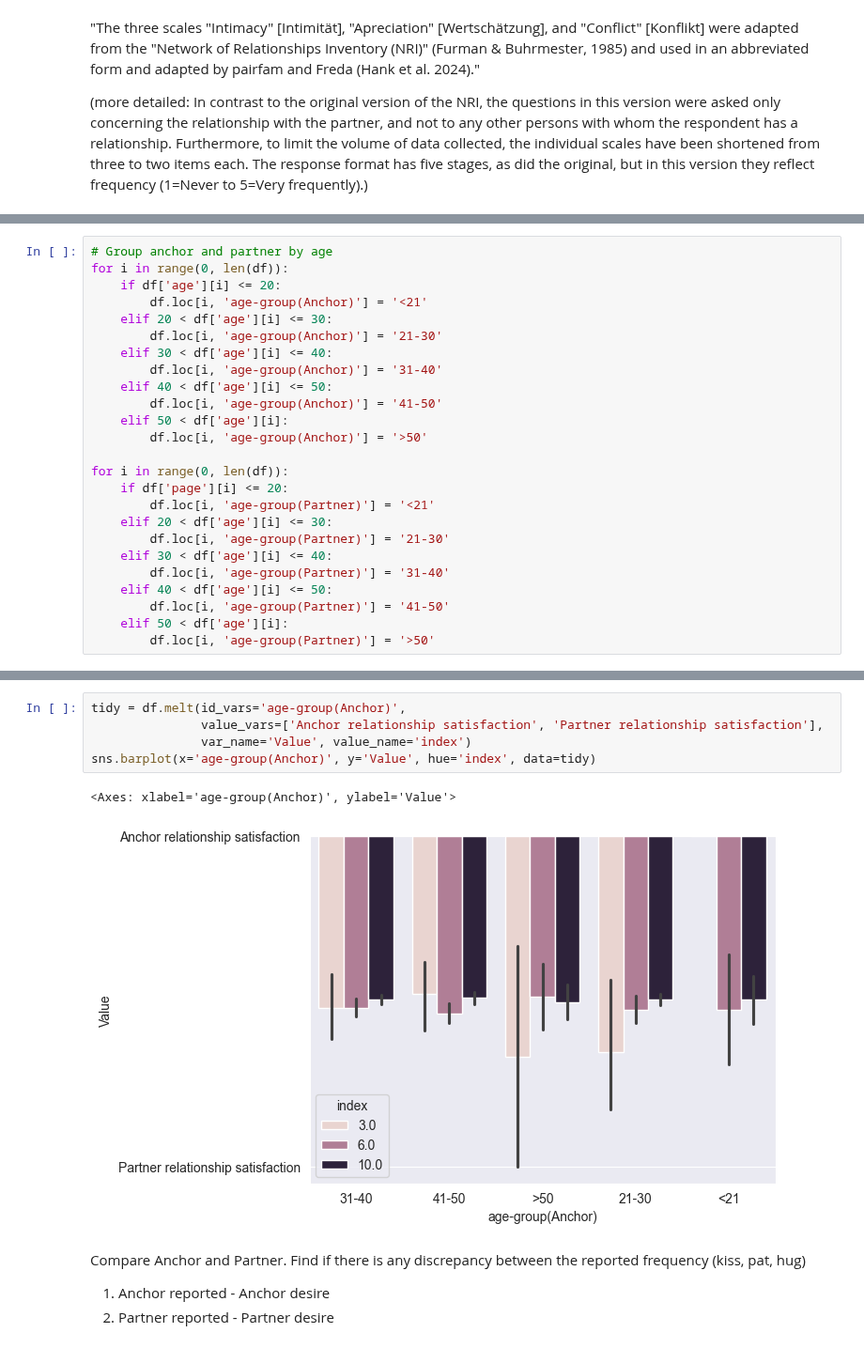
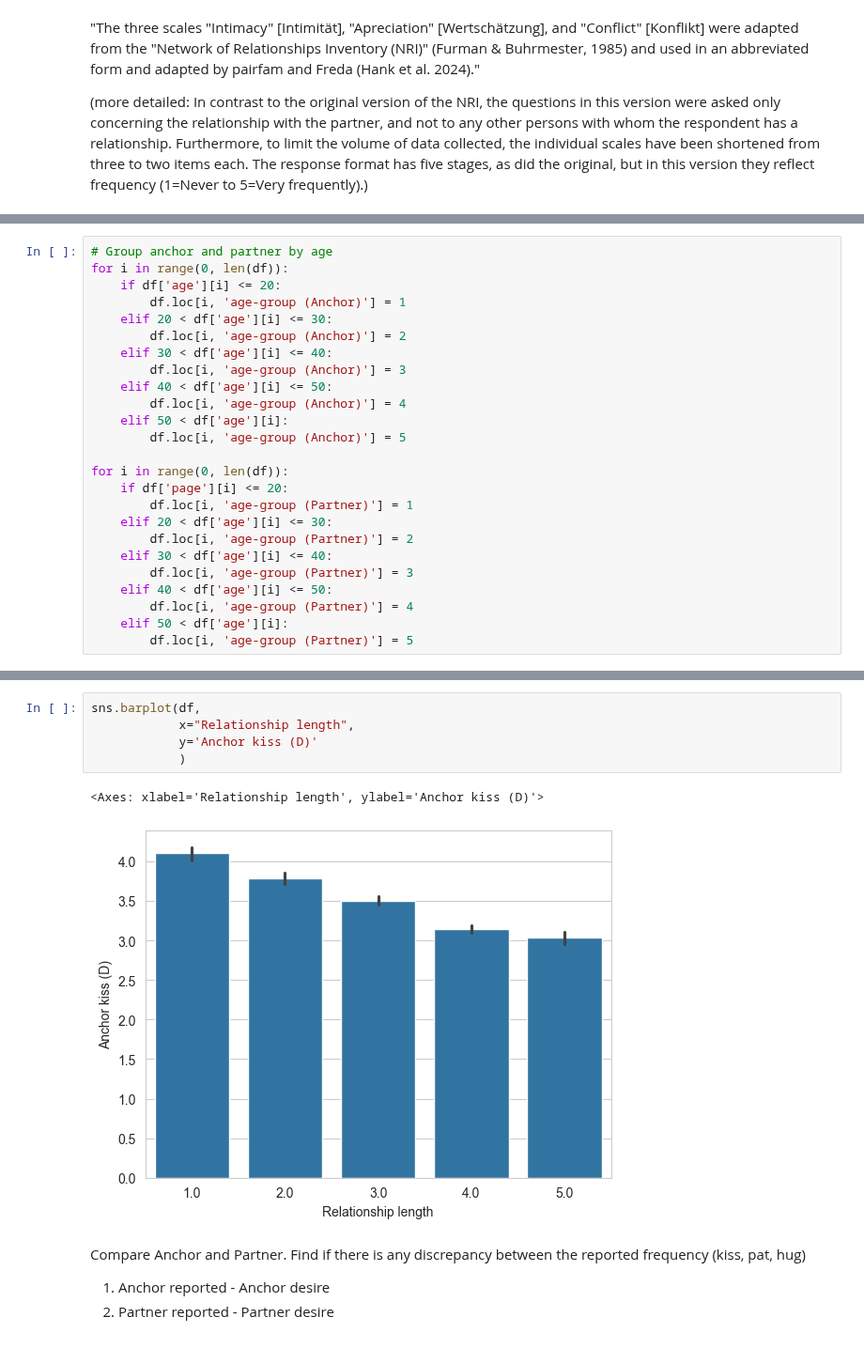
Before and after one commit to EdgardoCS/touchCouples, a Jupyter notebook: descriptive_stats.ipynb, the cells around one changed output, grey strips where cells are left out. Shown at 94% size. Saved outputs shown, nothing was run; the diff lists cells and outputs as text.

```diff
--- a/descriptive_stats.ipynb
+++ b/descriptive_stats.ipynb
@@ -115,24 +118,24 @@ df['Relationship length'] = df['reldur_class'].map(duration_options)
 # Group anchor and partner by age
 for i in range(0, len(df)):
     if df['age'][i] <= 20:
-        df.loc[i, 'age-group(Anchor)'] = '<21'
+        df.loc[i, 'age-group (Anchor)'] = 1
     elif 20 < df['age'][i] <= 30:
-        df.loc[i, 'age-group(Anchor)'] = '21-30'
+        df.loc[i, 'age-group (Anchor)'] = 2
     elif 30 < df['age'][i] <= 40:
-        df.loc[i, 'age-group(Anchor)'] = '31-40'
+        df.loc[i, 'age-group (Anchor)'] = 3
     elif 40 < df['age'][i] <= 50:
-        df.loc[i, 'age-group(Anchor)'] = '41-50'
+        df.loc[i, 'age-group (Anchor)'] = 4
     elif 50 < df['age'][i]:
-        df.loc[i, 'age-group(Anchor)'] = '>50'
+        df.loc[i, 'age-group (Anchor)'] = 5
 
 for i in range(0, len(df)):
     if df['page'][i] <= 20:
-        df.loc[i, 'age-group(Partner)'] = '<21'
+        df.loc[i, 'age-group (Partner)'] = 1
     elif 20 < df['age'][i] <= 30:
-        df.loc[i, 'age-group(Partner)'] = '21-30'
+        df.loc[i, 'age-group (Partner)'] = 2
     elif 30 < df['age'][i] <= 40:
-        df.loc[i, 'age-group(Partner)'] = '31-40'
+        df.loc[i, 'age-group (Partner)'] = 3
     elif 40 < df['age'][i] <= 50:
-        df.loc[i, 'age-group(Partner)'] = '41-50'
+        df.loc[i, 'age-group (Partner)'] = 4
     elif 50 < df['age'][i]:
-        df.loc[i, 'age-group(Partner)'] = '>50'
+        df.loc[i, 'age-group (Partner)'] = 5
@@ -139,11 +149,11 @@ for i in range(0, len(df)):
 # %%
-tidy = df.melt(id_vars='age-group(Anchor)',
-               value_vars=['Anchor relationship satisfaction', 'Partner relationship satisfaction'],
-               var_name='Value', value_name='index')
-sns.barplot(x='age-group(Anchor)', y='Value', hue='index', data=tidy)
+sns.barplot(df,
+            x="Relationship length",
+            y='Anchor kiss (D)'
+            )
 # %% [output]
-<Axes: xlabel='age-group(Anchor)', ylabel='Value'>
+<Axes: xlabel='Relationship length', ylabel='Anchor kiss (D)'>
-[figure, old version]
+[figure, new version]
 # %% [markdown]
 Compare Anchor and Partner.
 Find if there is any discrepancy between the reported frequency (kiss, pat, hug)
```
Also changed, not shown: parts of 19 cells of this notebook.
